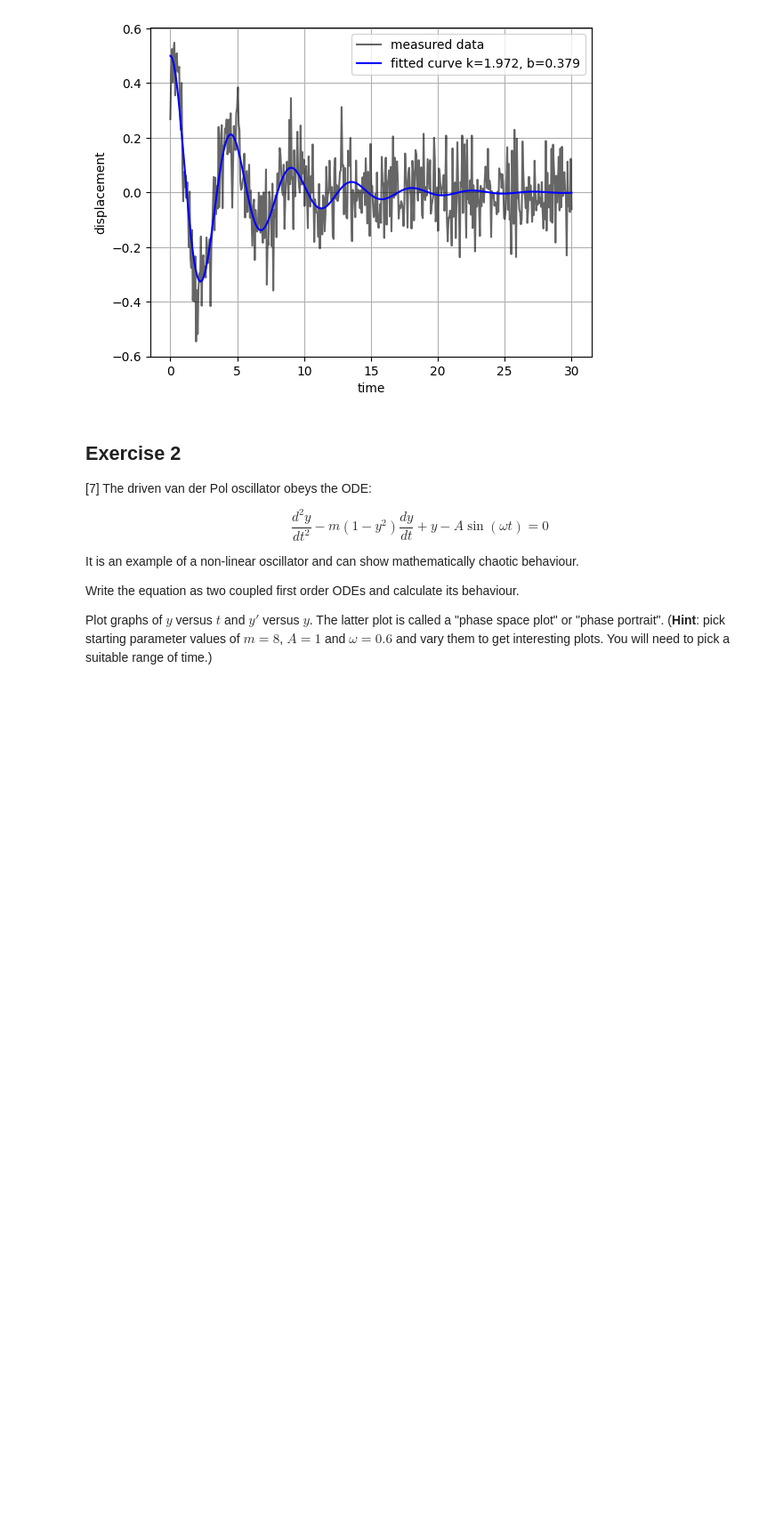
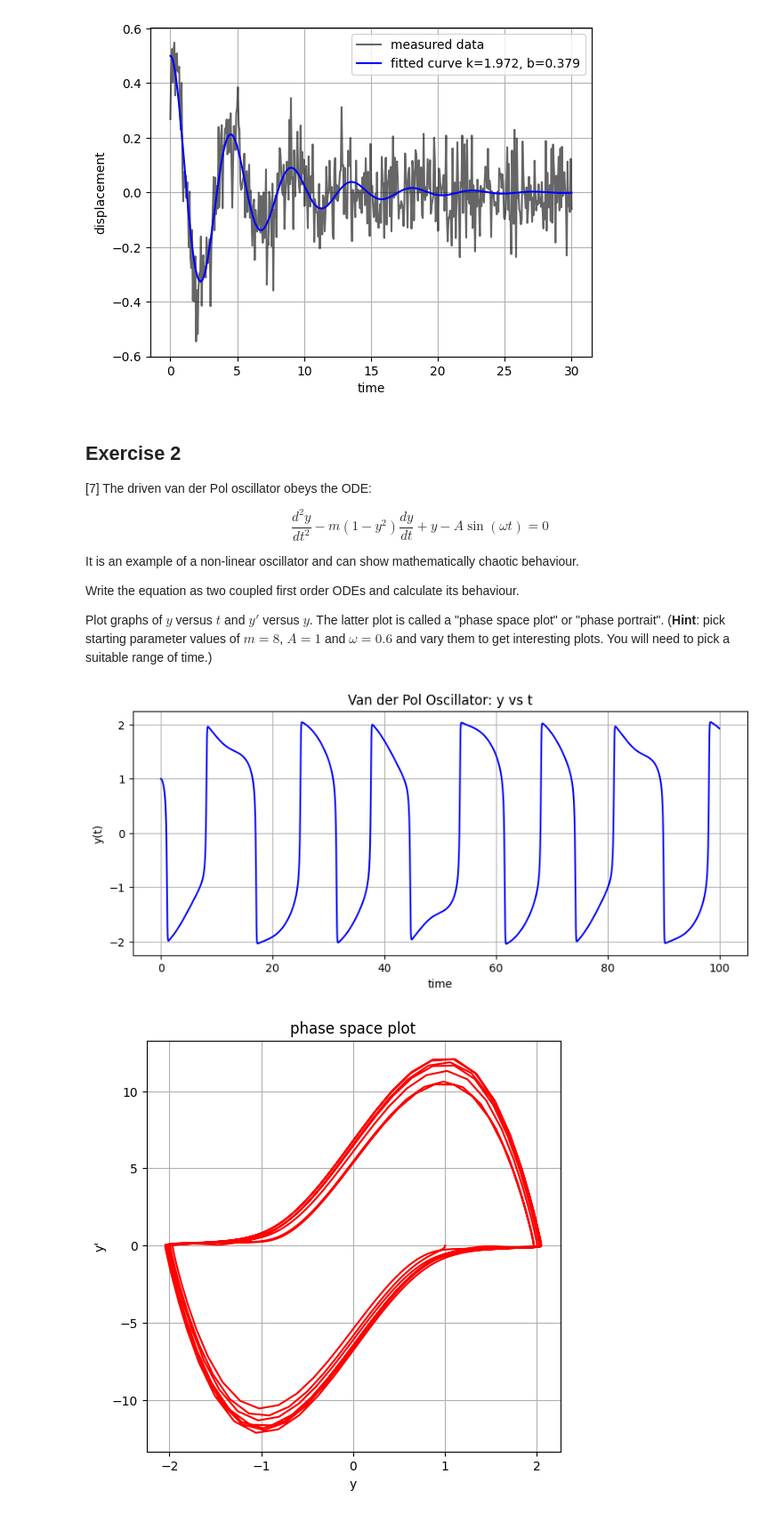
Before and after one commit to PX2145-2025/week-8-b-Lewis-Sienna, a Jupyter notebook: ODEs.ipynb, the cells around one changed output. Shown at 89% size. Saved outputs shown, nothing was run; the diff lists cells and outputs as text; code cells hidden in the pictures; blank space fills up the shorter version.

```diff
--- a/ODEs.ipynb
+++ b/ODEs.ipynb
@@ -375,3 +375,40 @@ Write the equation as two coupled first order ODEs and calculate its behaviour.
 
 Plot graphs of $y$ versus $t$ and $y'$ versus $y$. The latter plot is called a "phase space plot" or "phase portrait".
 (**Hint**: pick starting parameter values of $m = 8$, $A = 1$ and $\omega = 0.6$ and vary them to get interesting plots. You will need to pick a suitable range of time.)
+# %%
+m= 8
+a= 1
+w=0.6
+
+def van_der_pol(y, t, m, a, w):
+  y1,y2=y
+  dy1dt=y2
+  dy2dt= m * (1-y1**2) * y2 -y1 + a * np.sin(w*t)
+  return [dy1dt, dy2dt]
+
+y0= [1.0, 0.0]
+t = np.linspace(0, 100, 5000)
+
+x_odeint = odeint(van_der_pol, y0, t, args=(m, a, w))
+
+y = x_odeint[:, 0]
+y_dot = x_odeint[:, 1]
+
+plt.figure(figsize=(10, 4))
+plt.plot(t, y, color='blue')
+plt.xlabel('time')
+plt.ylabel('y(t)')
+plt.title('Van der Pol Oscillator: y vs t')
+plt.grid(True)
+plt.show()
+
+plt.figure(figsize=(6, 6))
+plt.plot(y, y_dot, color='red')
+plt.xlabel("y")
+plt.ylabel("y'")
+plt.title("phase space plot")
+plt.grid(True)
+plt.show()
+# %% [output]
+[figure, added]
+[figure, added]
```
